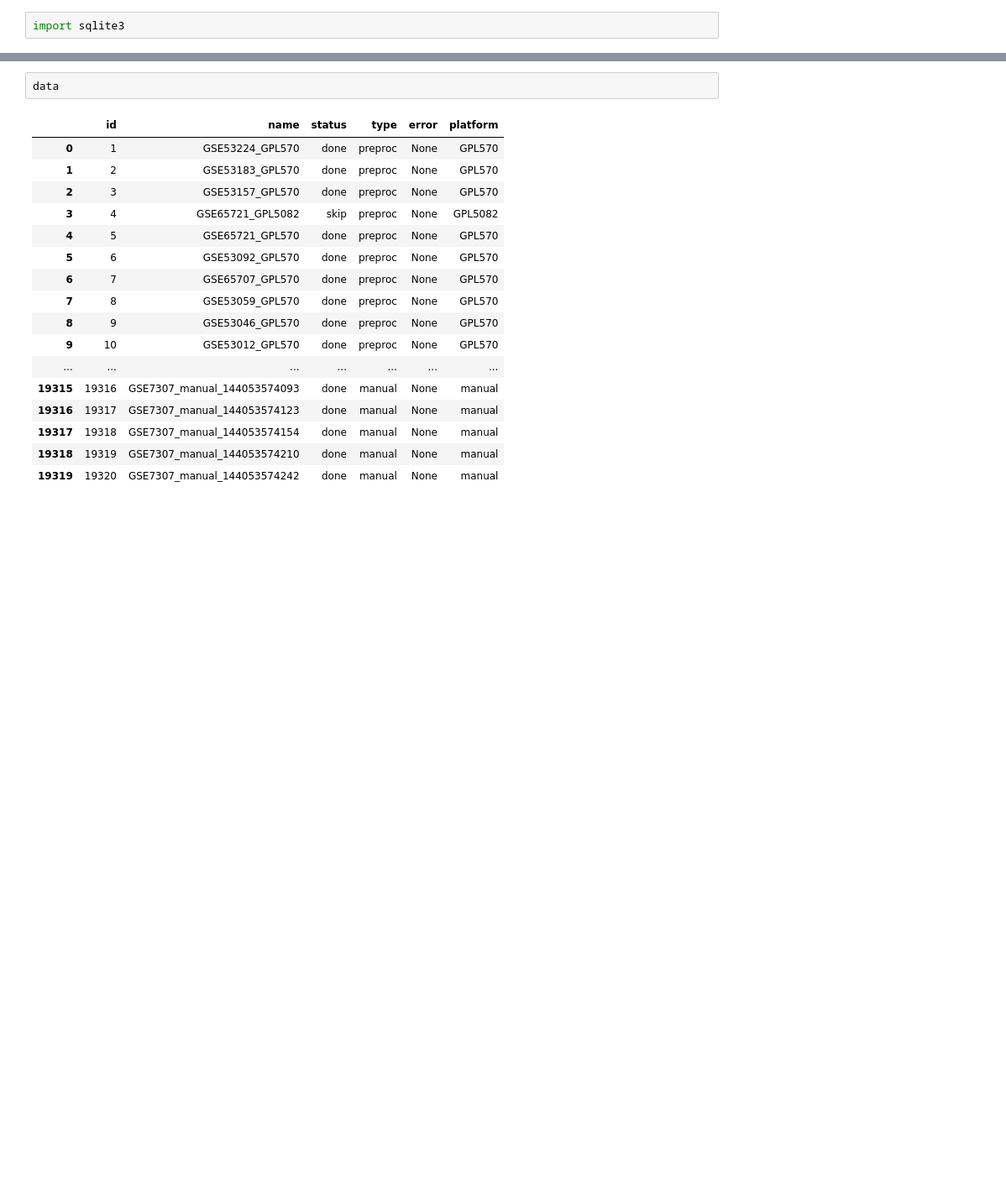
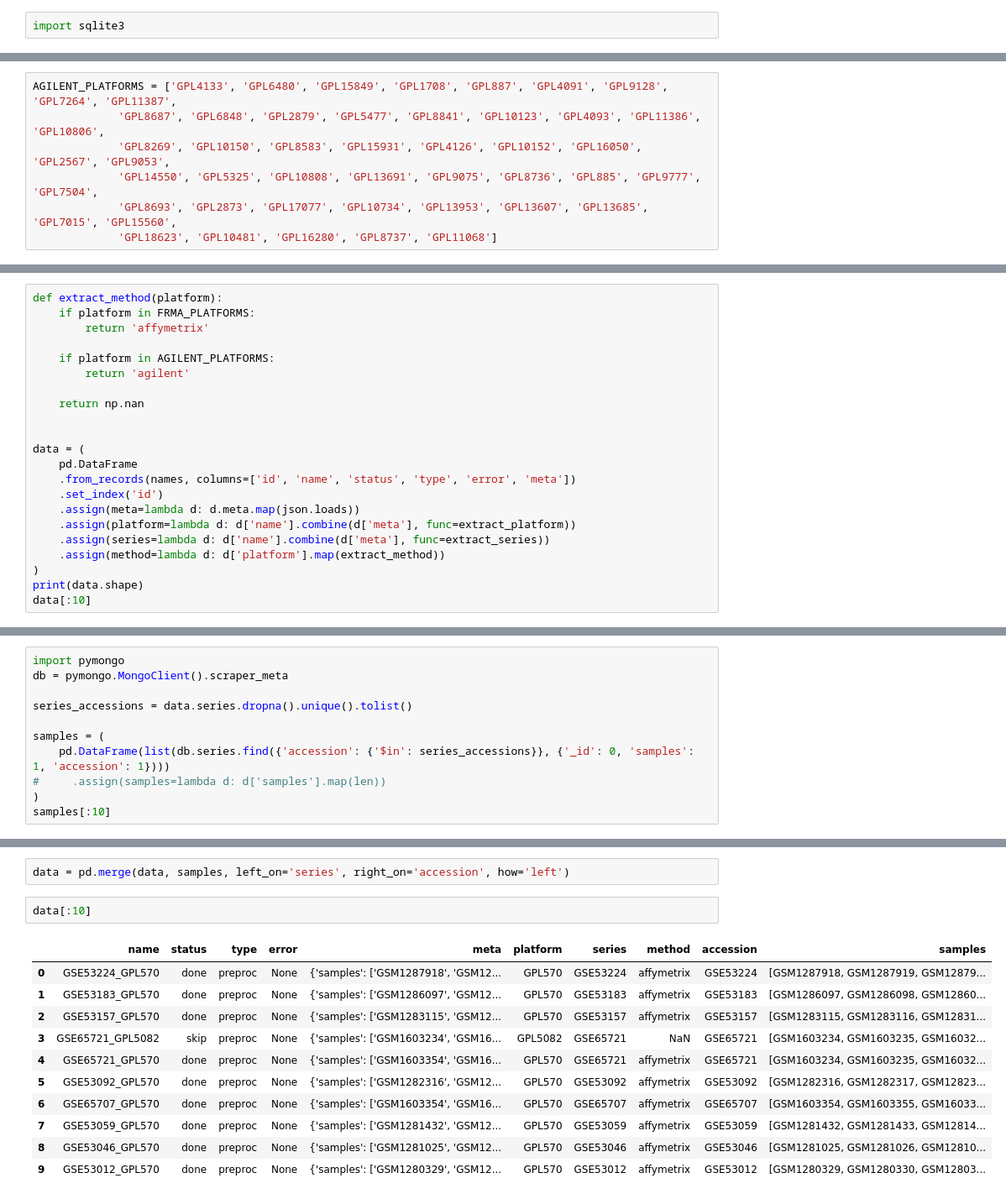
Before and after one commit to lpenguin/python-notebooks, a Jupyter notebook: preproc/statistics.ipynb, the cells around one changed output, grey strips where cells are left out. Shown at 84% size. Drawn from its saved outputs; the diff is of its cells as text; blank space fills up the shorter version.

```diff
--- a/preproc/statistics.ipynb
+++ b/preproc/statistics.ipynb
@@ -18,0 +39,7 @@ data['platform'] = data['name'].str.split('_').str.get(1)
+# %%
+AGILENT_PLATFORMS = ['GPL4133', 'GPL6480', 'GPL15849', 'GPL1708', 'GPL887', 'GPL4091', 'GPL9128', 'GPL7264', 'GPL11387',
+             'GPL8687', 'GPL6848', 'GPL2879', 'GPL5477', 'GPL8841', 'GPL10123', 'GPL4093', 'GPL11386', 'GPL10806',
+             'GPL8269', 'GPL10150', 'GPL8583', 'GPL15931', 'GPL4126', 'GPL10152', 'GPL16050', 'GPL2567', 'GPL9053',
+             'GPL14550', 'GPL5325', 'GPL10808', 'GPL13691', 'GPL9075', 'GPL8736', 'GPL885', 'GPL9777', 'GPL7504',
+             'GPL8693', 'GPL2873', 'GPL17077', 'GPL10734', 'GPL13953', 'GPL13607', 'GPL13685', 'GPL7015', 'GPL15560',
+             'GPL18623', 'GPL10481', 'GPL16280', 'GPL8737', 'GPL11068']
@@ -18,0 +63,22 @@ data['platform'] = data['name'].str.split('_').str.get(1)
+# %%
+def extract_method(platform):
+    if platform in FRMA_PLATFORMS:
+        return 'affymetrix'
+
+    if platform in AGILENT_PLATFORMS:
+        return 'agilent'
+
+    return np.nan
+
+
+data = (
+    pd.DataFrame
+    .from_records(names, columns=['id', 'name', 'status', 'type', 'error', 'meta'])
+    .set_index('id')
+    .assign(meta=lambda d: d.meta.map(json.loads))
+    .assign(platform=lambda d: d['name'].combine(d['meta'], func=extract_platform))
+    .assign(series=lambda d: d['name'].combine(d['meta'], func=extract_series))
+    .assign(method=lambda d: d['platform'].map(extract_method))
+)
+print(data.shape)
+data[:10]
@@ -18,0 +141,11 @@ data['platform'] = data['name'].str.split('_').str.get(1)
+# %%
+import pymongo
+db = pymongo.MongoClient().scraper_meta
+
+series_accessions = data.series.dropna().unique().tolist()
+
+samples = (
+    pd.DataFrame(list(db.series.find({'accession': {'$in': series_accessions}}, {'_id': 0, 'samples': 1, 'accession': 1})))
+#     .assign(samples=lambda d: d['samples'].map(len))
+)
+samples[:10]
@@ -19,20 +164,16 @@ data['platform'] = data['name'].str.split('_').str.get(1)
+# %%
+data = pd.merge(data, samples, left_on='series', right_on='accession', how='left')
 # %%
-data
+data[:10]
 # %% [output]
-|  | id | name | status | type | error | platform |
-| 0 | 1 | GSE53224_GPL570 | done | preproc | None | GPL570 |
-| 1 | 2 | GSE53183_GPL570 | done | preproc | None | GPL570 |
-| 2 | 3 | GSE53157_GPL570 | done | preproc | None | GPL570 |
-| 3 | 4 | GSE65721_GPL5082 | skip | preproc | None | GPL5082 |
-| 4 | 5 | GSE65721_GPL570 | done | preproc | None | GPL570 |
-| 5 | 6 | GSE53092_GPL570 | done | preproc | None | GPL570 |
-| 6 | 7 | GSE65707_GPL570 | done | preproc | None | GPL570 |
-| 7 | 8 | GSE53059_GPL570 | done | preproc | None | GPL570 |
-| 8 | 9 | GSE53046_GPL570 | done | preproc | None | GPL570 |
-| 9 | 10 | GSE53012_GPL570 | done | preproc | None | GPL570 |
-| ... | ... | ... | ... | ... | ... | ... |
-| 19315 | 19316 | GSE7307_manual_144053574093 | done | manual | None | manual |
-| 19316 | 19317 | GSE7307_manual_144053574123 | done | manual | None | manual |
-| 19317 | 19318 | GSE7307_manual_144053574154 | done | manual | None | manual |
-| 19318 | 19319 | GSE7307_manual_144053574210 | done | manual | None | manual |
-| 19319 | 19320 | GSE7307_manual_144053574242 | done | manual | None | manual |
+|  | name | status | type | error | meta | platform | series | method | accession | samples |
+| 0 | GSE53224_GPL570 | done | preproc | None | {'samples': ['GSM1287918', 'GSM12... | GPL570 | GSE53224 | affymetrix | GSE53224 | [GSM1287918, GSM1287919, GSM12879... |
+| 1 | GSE53183_GPL570 | done | preproc | None | {'samples': ['GSM1286097', 'GSM12... | GPL570 | GSE53183 | affymetrix | GSE53183 | [GSM1286097, GSM1286098, GSM12860... |
+| 2 | GSE53157_GPL570 | done | preproc | None | {'samples': ['GSM1283115', 'GSM12... | GPL570 | GSE53157 | affymetrix | GSE53157 | [GSM1283115, GSM1283116, GSM12831... |
+| 3 | GSE65721_GPL5082 | skip | preproc | None | {'samples': ['GSM1603234', 'GSM16... | GPL5082 | GSE65721 | NaN | GSE65721 | [GSM1603234, GSM1603235, GSM16032... |
+| 4 | GSE65721_GPL570 | done | preproc | None | {'samples': ['GSM1603354', 'GSM16... | GPL570 | GSE65721 | affymetrix | GSE65721 | [GSM1603234, GSM1603235, GSM16032... |
+| 5 | GSE53092_GPL570 | done | preproc | None | {'samples': ['GSM1282316', 'GSM12... | GPL570 | GSE53092 | affymetrix | GSE53092 | [GSM1282316, GSM1282317, GSM12823... |
+| 6 | GSE65707_GPL570 | done | preproc | None | {'samples': ['GSM1603354', 'GSM16... | GPL570 | GSE65707 | affymetrix | GSE65707 | [GSM1603354, GSM1603355, GSM16033... |
+| 7 | GSE53059_GPL570 | done | preproc | None | {'samples': ['GSM1281432', 'GSM12... | GPL570 | GSE53059 | affymetrix | GSE53059 | [GSM1281432, GSM1281433, GSM12814... |
+| 8 | GSE53046_GPL570 | done | preproc | None | {'samples': ['GSM1281025', 'GSM12... | GPL570 | GSE53046 | affymetrix | GSE53046 | [GSM1281025, GSM1281026, GSM12810... |
+| 9 | GSE53012_GPL570 | done | preproc | None | {'samples': ['GSM1280329', 'GSM12... | GPL570 | GSE53012 | affymetrix | GSE53012 | [GSM1280329, GSM1280330, GSM12803... |
```
Also changed, not shown: parts of 31 cells of this notebook, 47 other files.
